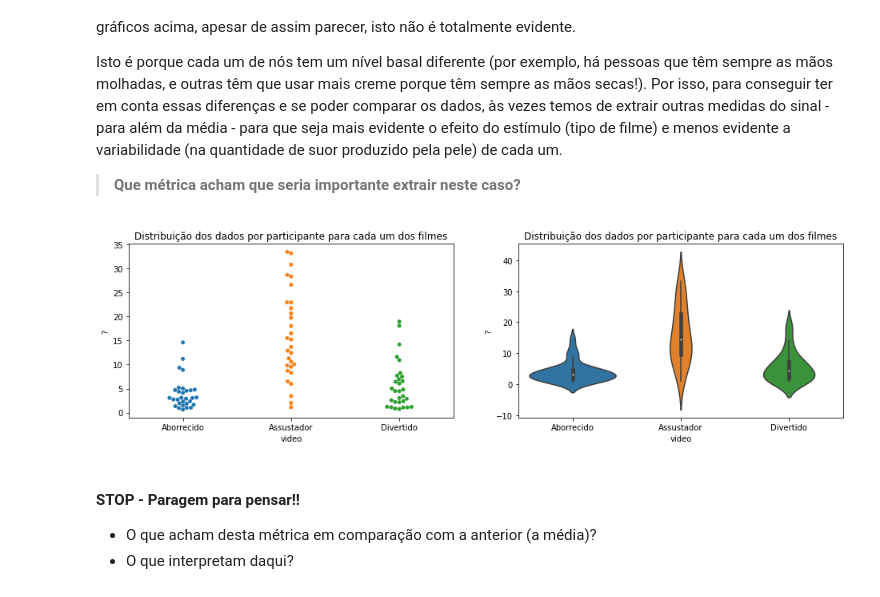
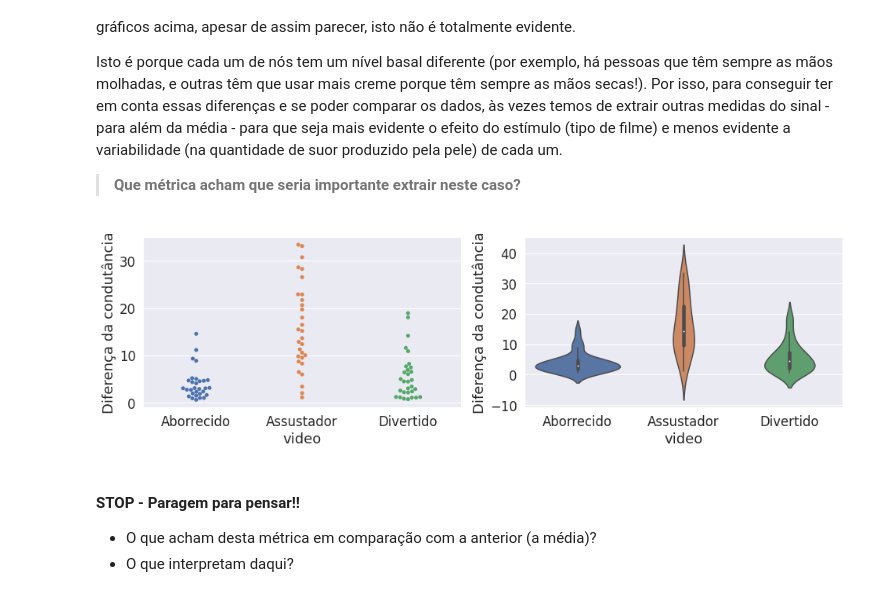
Before and after one commit to CIBIT-UC/clube-ciencia-viva, a Jupyter notebook: tutorials/SAG-sessao10-group3.ipynb, the cells around one changed output. Cells and saved outputs as stored; diff of their text form; code cells hidden in the pictures.

```diff
--- a/tutorials/SAG-sessao10-group3.ipynb
+++ b/tutorials/SAG-sessao10-group3.ipynb
@@ -89,6 +89,7 @@ id_videos = pd.unique(df["video"])
 id_subjects = pd.unique(df["subject"])
 colors = ["#074F71", "#DAAA00", "#CB4015"]
 
+sns.set(font_scale=1.5)
 
 def plot_subject_data(participante):
     fig, axs = plt.subplots(2, 1, figsize=(16, 12))
@@ -108,6 +109,7 @@ def plot_subject_data(participante):
     #axs[1].set_ylabel("Contagem")
     axs[0].set_ylabel("Condutância da pele")
     axs[1].set_xlabel("Condutância da pele")
+    axs[1].set_ylabel("Contagem")
 
 
 interact(plot_subject_data, participante=id_subjects);
@@ -272,23 +276,23 @@ Isto é porque cada um de nós tem um nível basal diferente (por exemplo, há p
 # %%
 #@title
 
 fig, axs = plt.subplots(1, 2, figsize=(16, 4))
 
 
 min_per_movie_and_subject = df.groupby(by=["video", "subject"]).min().reset_index()
 max_per_movie_and_subject = df.groupby(by=["video", "subject"]).max().reset_index()
 
 dif_per_movie_and_subject = max_per_movie_and_subject.copy()
 dif_per_movie_and_subject["gsr"] = max_per_movie_and_subject[["gsr"]] - min_per_movie_and_subject[["gsr"]]
 
 sns.swarmplot(x="video", y="gsr", data=dif_per_movie_and_subject, ax=axs[0])
-_ = axs[0].set_title("Distribuição dos dados por participante para cada um dos filmes")
-_ = axs[0].set_ylabel("?")
+#_ = axs[0].set_title("Distribuição dos dados por participante para cada um dos filmes")
+_ = axs[0].set_ylabel("Diferença da condutância")
 sns.violinplot(x="video", y="gsr", data=dif_per_movie_and_subject, ax=axs[1])
-_ = axs[1].set_title("Distribuição dos dados por participante para cada um dos filmes")
-_ = axs[1].set_ylabel("?")
+#_ = axs[1].set_title("Distribuição dos dados por participante para cada um dos filmes")
+_ = axs[1].set_ylabel("Diferença da condutância")
 # %% [output]
-[figure, old version]
+[figure, new version]
 # %% [markdown]
 #### STOP - Paragem para pensar!!
 - O que acham desta métrica em comparação com a anterior (a média)?
```
Also changed, not shown: parts of 4 cells of this notebook, 3 other files.
